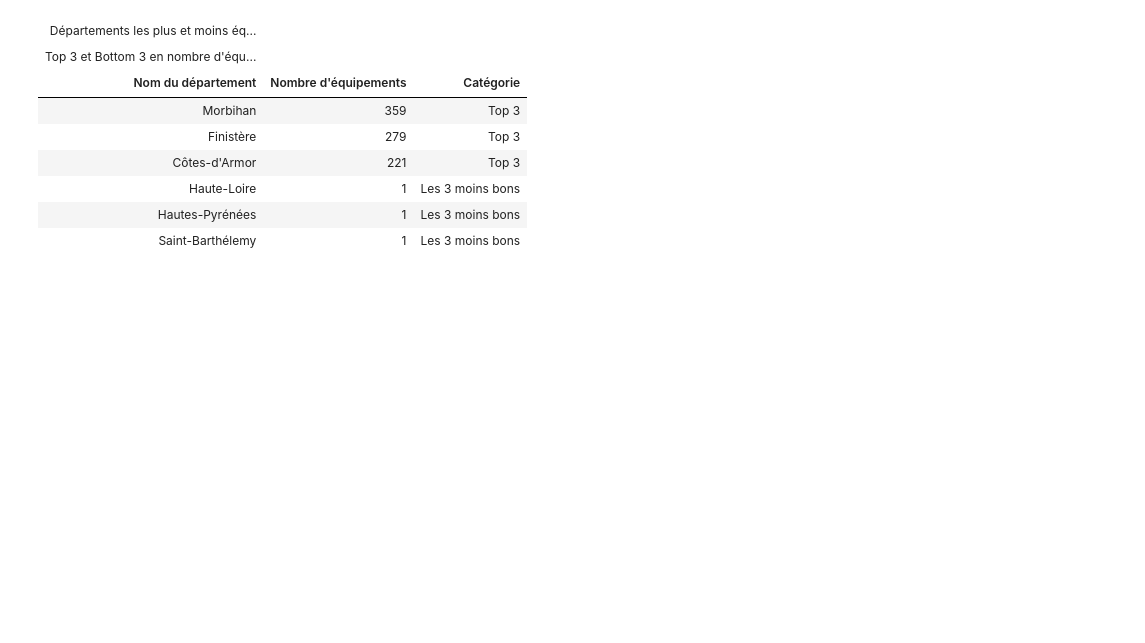
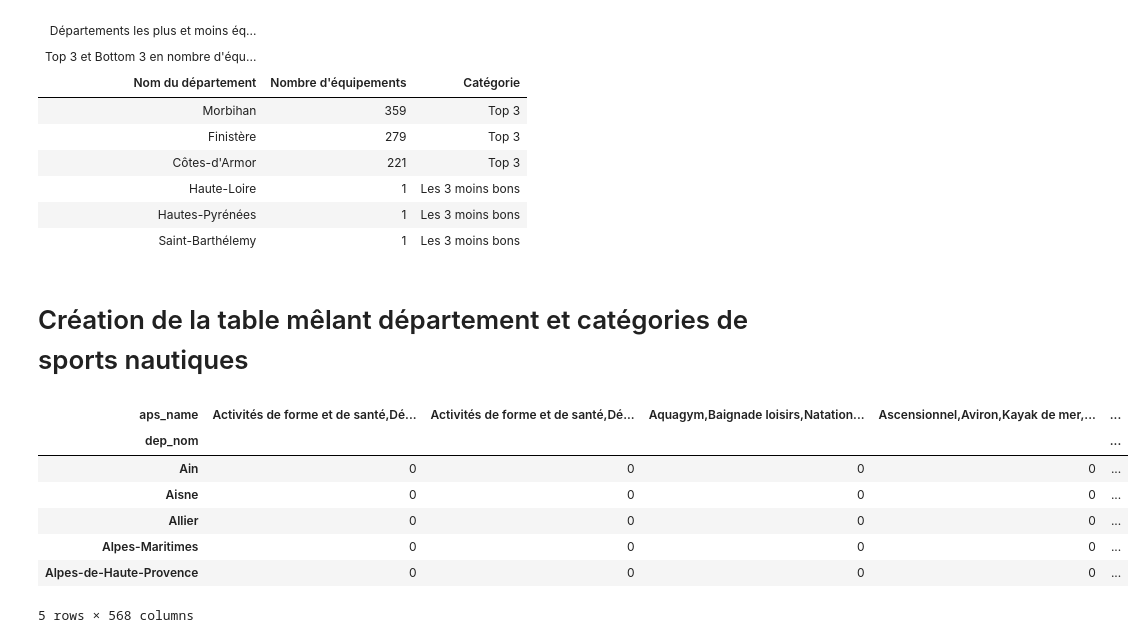
Before and after one commit to LR-Matteo/Projet-Final-Python-DataScience, a Jupyter notebook: matteo.ipynb, the cells around one changed output. Cells and saved outputs as stored; diff of their text form; code cells hidden in the pictures; blank space fills up the shorter version.

```diff
--- a/matteo.ipynb
+++ b/matteo.ipynb
@@ -234,3 +234,23 @@ table
 | Haute-Loire | 1 | Les 3 moins bons |
 | Hautes-Pyrénées | 1 | Les 3 moins bons |
 | Saint-Barthélemy | 1 | Les 3 moins bons |
+# %% [markdown]
+# Création de la table mêlant département et catégories de sports nautiques
+# %%
+table_dep =(
+    data_nautique
+    .groupby(['dep_nom', 'aps_name'])
+    .size()
+    .unstack(fill_value=0)
+)
+
+table_dep.head()
+# %% [output]
+| aps_name | Activités de forme et de santé,Dé... | Activités de forme et de santé,Dé... | Aquagym,Baignade loisirs,Natation... | Ascensionnel,Aviron,Kayak de mer,... | ... |
+| dep_nom |  |  |  |  | ... |
+| Ain | 0 | 0 | 0 | 0 | ... |
+| Aisne | 0 | 0 | 0 | 0 | ... |
+| Allier | 0 | 0 | 0 | 0 | ... |
+| Alpes-Maritimes | 0 | 0 | 0 | 0 | ... |
+| Alpes-de-Haute-Provence | 0 | 0 | 0 | 0 | ... |
+5 rows × 568 columns
```
Also changed, not shown: parts of 6 cells of this notebook.
